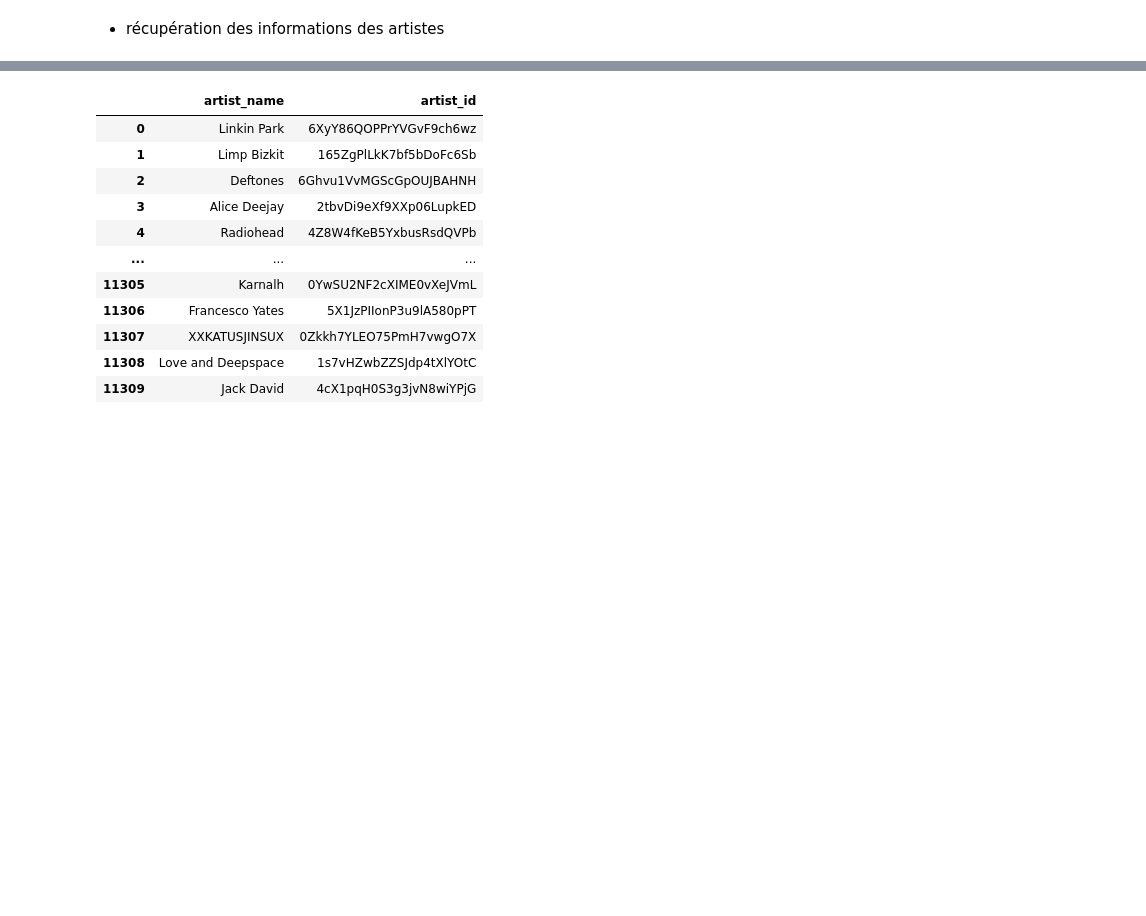
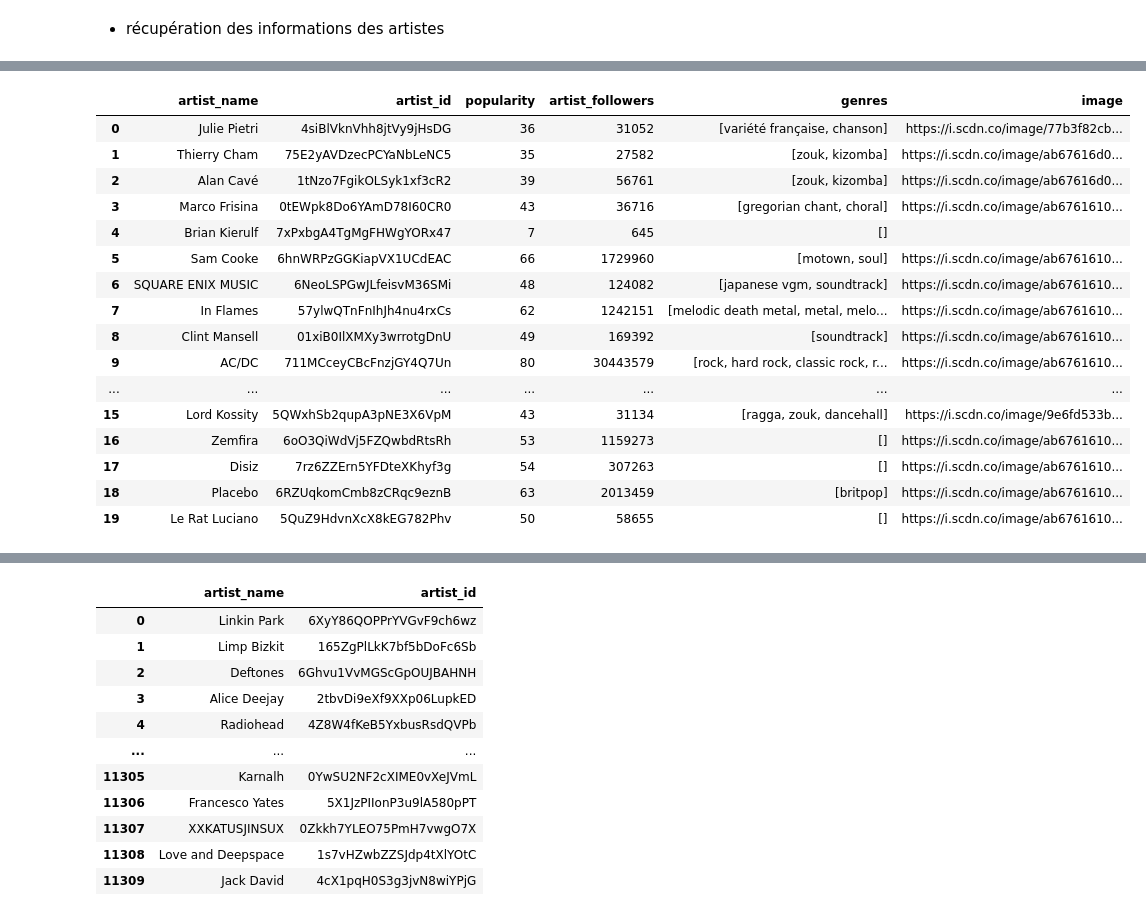
Before and after one commit to Yann-ML/PROJET_3_WCS, a Jupyter notebook: API_SPOTIFY/spotify_api.ipynb, the cells around one changed output, grey strips where cells are left out. Saved outputs shown, nothing was run; the diff lists cells and outputs as text; code cells hidden in the pictures; blank space fills up the shorter version.

```diff
--- a/API_SPOTIFY/spotify_api.ipynb
+++ b/API_SPOTIFY/spotify_api.ipynb
@@ -216,0 +265,20 @@ data = pd.read_csv('liste_artistes.csv')
+# %%
+df
+# %% [output]
+|  | artist_name | artist_id | popularity | artist_followers | genres | image |
+| 0 | Julie Pietri | 4siBlVknVhh8jtVy9jHsDG | 36 | 31052 | [variété française, chanson] | https://i.scdn.co/image/77b3f82cb... |
+| 1 | Thierry Cham | 75E2yAVDzecPCYaNbLeNC5 | 35 | 27582 | [zouk, kizomba] | https://i.scdn.co/image/ab67616d0... |
+| 2 | Alan Cavé | 1tNzo7FgikOLSyk1xf3cR2 | 39 | 56761 | [zouk, kizomba] | https://i.scdn.co/image/ab67616d0... |
+| 3 | Marco Frisina | 0tEWpk8Do6YAmD78I60CR0 | 43 | 36716 | [gregorian chant, choral] | https://i.scdn.co/image/ab6761610... |
+| 4 | Brian Kierulf | 7xPxbgA4TgMgFHWgYORx47 | 7 | 645 | [] |  |
+| 5 | Sam Cooke | 6hnWRPzGGKiapVX1UCdEAC | 66 | 1729960 | [motown, soul] | https://i.scdn.co/image/ab6761610... |
+| 6 | SQUARE ENIX MUSIC | 6NeoLSPGwJLfeisvM36SMi | 48 | 124082 | [japanese vgm, soundtrack] | https://i.scdn.co/image/ab6761610... |
+| 7 | In Flames | 57ylwQTnFnIhJh4nu4rxCs | 62 | 1242151 | [melodic death metal, metal, melo... | https://i.scdn.co/image/ab6761610... |
+| 8 | Clint Mansell | 01xiB0IlXMXy3wrrotgDnU | 49 | 169392 | [soundtrack] | https://i.scdn.co/image/ab6761610... |
+| 9 | AC/DC | 711MCceyCBcFnzjGY4Q7Un | 80 | 30443579 | [rock, hard rock, classic rock, r... | https://i.scdn.co/image/ab6761610... |
+| ... | ... | ... | ... | ... | ... | ... |
+| 15 | Lord Kossity | 5QWxhSb2qupA3pNE3X6VpM | 43 | 31134 | [ragga, zouk, dancehall] | https://i.scdn.co/image/9e6fd533b... |
+| 16 | Zemfira | 6oO3QiWdVj5FZQwbdRtsRh | 53 | 1159273 | [] | https://i.scdn.co/image/ab6761610... |
+| 17 | Disiz | 7rz6ZZErn5YFDteXKhyf3g | 54 | 307263 | [] | https://i.scdn.co/image/ab6761610... |
+| 18 | Placebo | 6RZUqkomCmb8zCRqc9eznB | 63 | 2013459 | [britpop] | https://i.scdn.co/image/ab6761610... |
+| 19 | Le Rat Luciano | 5QuZ9HdvnXcX8kEG782Phv | 50 | 58655 | [] | https://i.scdn.co/image/ab6761610... |
```
Also changed, not shown: parts of 14 cells of this notebook, 1 other file.
